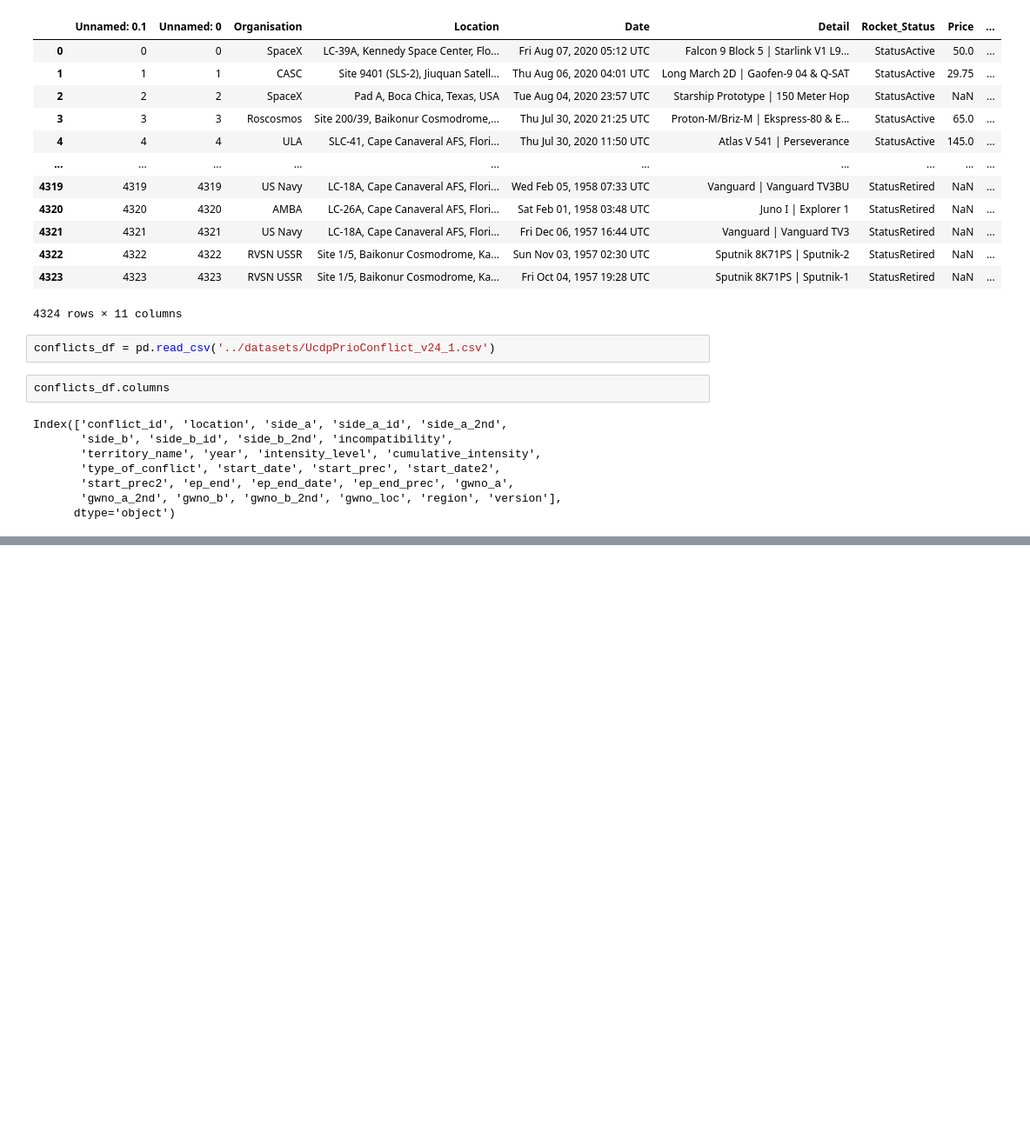
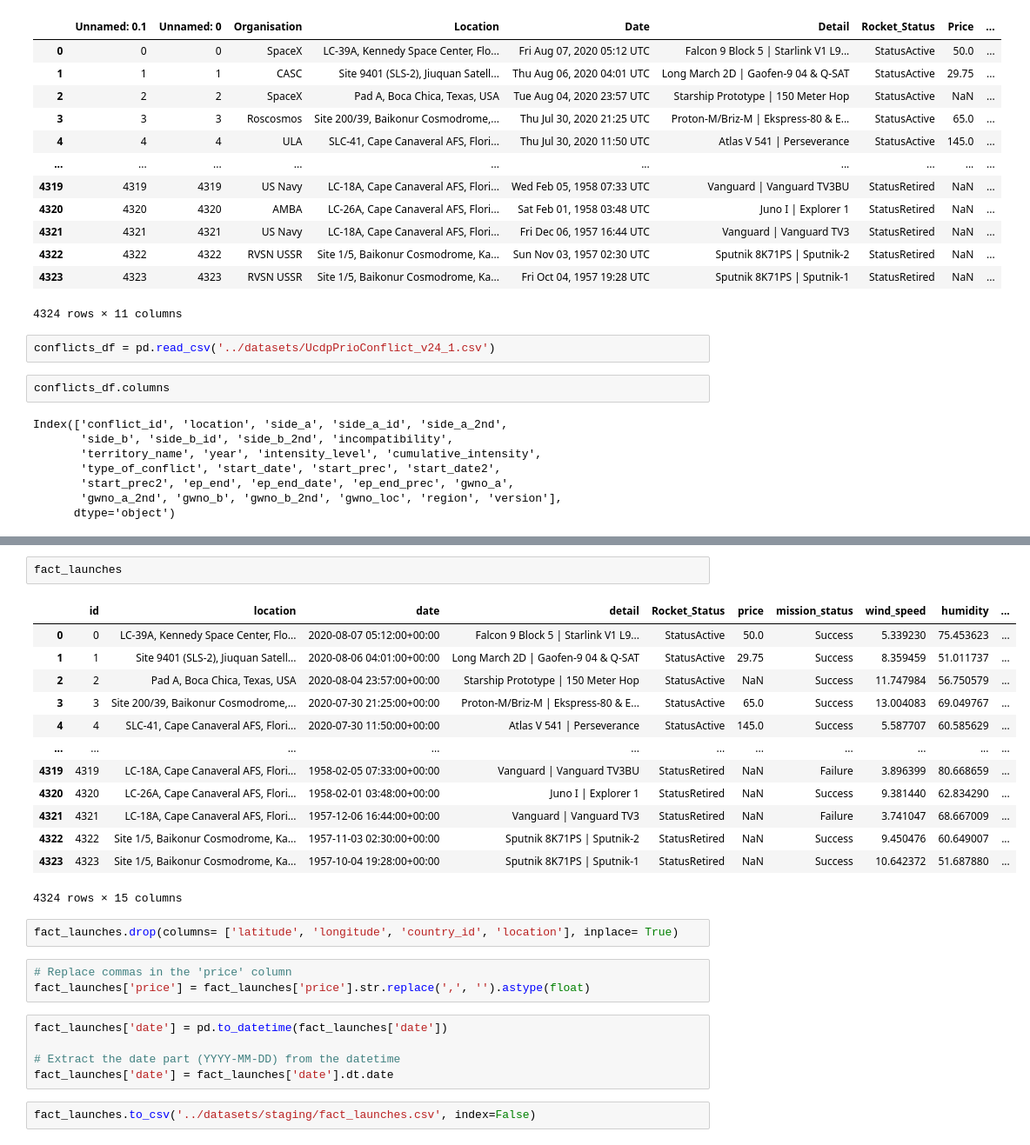
Before and after one commit to aliosayle/space-launch-analysis, a Jupyter notebook: scripts/transform.ipynb, the cells around one changed output, grey strips where cells are left out. Shown at 87% size. Drawn from its saved outputs; the diff is of its cells as text; blank space fills up the shorter version.

```diff
--- a/scripts/transform.ipynb
+++ b/scripts/transform.ipynb
@@ -132,0 +511,28 @@ Index(['conflict_id', 'location', 'side_a', 'side_a_id', 'side_a_2nd',
+# %%
+fact_launches
+# %% [output]
+|  | id | location | date | detail | Rocket_Status | price | mission_status | wind_speed | humidity | ... |
+| 0 | 0 | LC-39A, Kennedy Space Center, Flo... | 2020-08-07 05:12:00+00:00 | Falcon 9 Block 5 | Starlink V1 L9... | StatusActive | 50.0 | Success | 5.339230 | 75.453623 | ... |
+| 1 | 1 | Site 9401 (SLS-2), Jiuquan Satell... | 2020-08-06 04:01:00+00:00 | Long March 2D | Gaofen-9 04 & Q-SAT | StatusActive | 29.75 | Success | 8.359459 | 51.011737 | ... |
+| 2 | 2 | Pad A, Boca Chica, Texas, USA | 2020-08-04 23:57:00+00:00 | Starship Prototype | 150 Meter Hop | StatusActive | NaN | Success | 11.747984 | 56.750579 | ... |
+| 3 | 3 | Site 200/39, Baikonur Cosmodrome,... | 2020-07-30 21:25:00+00:00 | Proton-M/Briz-M | Ekspress-80 & E... | StatusActive | 65.0 | Success | 13.004083 | 69.049767 | ... |
+| 4 | 4 | SLC-41, Cape Canaveral AFS, Flori... | 2020-07-30 11:50:00+00:00 | Atlas V 541 | Perseverance | StatusActive | 145.0 | Success | 5.587707 | 60.585629 | ... |
+| ... | ... | ... | ... | ... | ... | ... | ... | ... | ... | ... |
+| 4319 | 4319 | LC-18A, Cape Canaveral AFS, Flori... | 1958-02-05 07:33:00+00:00 | Vanguard | Vanguard TV3BU | StatusRetired | NaN | Failure | 3.896399 | 80.668659 | ... |
+| 4320 | 4320 | LC-26A, Cape Canaveral AFS, Flori... | 1958-02-01 03:48:00+00:00 | Juno I | Explorer 1 | StatusRetired | NaN | Success | 9.381440 | 62.834290 | ... |
+| 4321 | 4321 | LC-18A, Cape Canaveral AFS, Flori... | 1957-12-06 16:44:00+00:00 | Vanguard | Vanguard TV3 | StatusRetired | NaN | Failure | 3.741047 | 68.667009 | ... |
+| 4322 | 4322 | Site 1/5, Baikonur Cosmodrome, Ka... | 1957-11-03 02:30:00+00:00 | Sputnik 8K71PS | Sputnik-2 | StatusRetired | NaN | Success | 9.450476 | 60.649007 | ... |
+| 4323 | 4323 | Site 1/5, Baikonur Cosmodrome, Ka... | 1957-10-04 19:28:00+00:00 | Sputnik 8K71PS | Sputnik-1 | StatusRetired | NaN | Success | 10.642372 | 51.687880 | ... |
+4324 rows × 15 columns
+# %%
+fact_launches.drop(columns= ['latitude', 'longitude', 'country_id', 'location'], inplace= True)
+# %%
+# Replace commas in the 'price' column
+fact_launches['price'] = fact_launches['price'].str.replace(',', '').astype(float)
+# %%
+fact_launches['date'] = pd.to_datetime(fact_launches['date'])
+
+# Extract the date part (YYYY-MM-DD) from the datetime
+fact_launches['date'] = fact_launches['date'].dt.date
+# %%
+fact_launches.to_csv('../datasets/staging/fact_launches.csv', index=False)
```
Also changed, not shown: parts of 38 cells of this notebook, 2 other files.
